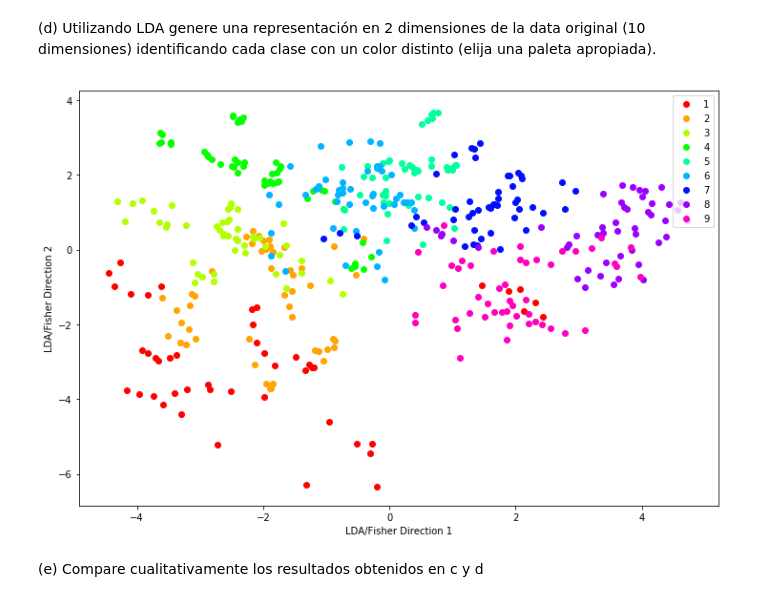
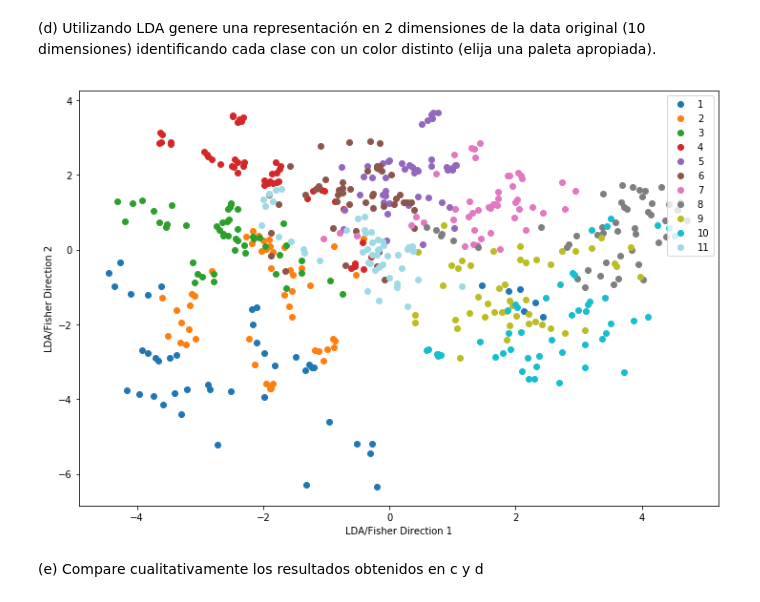
Before and after one commit to dsanmartin/INF578-HW, a Jupyter notebook: 2/Tarea2-ML.ipynb, the cells around one changed output. Drawn from its saved outputs; the diff is of its cells as text; code cells hidden in the pictures.

```diff
--- a/2/Tarea2-ML.ipynb
+++ b/2/Tarea2-ML.ipynb
@@ -112,9 +112,9 @@ import numpy as np
 
 sklearn_pca = PCA(n_components=2)
 Xred_pca = sklearn_pca.fit_transform(X_std)
-cmap = plt.cm.get_cmap('hsv')
-mclasses=(1,2,3,4,5,6,7,8,9)
-mcolors = [cmap(i) for i in np.linspace(0,1,10)]
+cmap = plt.cm.get_cmap('tab20')
+mclasses=(1,2,3,4,5,6,7,8,9,10,11)
+mcolors = [cmap(i) for i in np.linspace(0,1,11)]
 plt.figure(figsize=(12, 8))
 
 for lab, col in zip(mclasses,mcolors):
@@ -134,22 +134,22 @@ cada clase con un color distinto (elija una paleta apropiada).
 # %%
 from sklearn.discriminant_analysis import LinearDiscriminantAnalysis
 
 sklearn_lda = LinearDiscriminantAnalysis(n_components=2)
 Xred_lda = sklearn_lda.fit_transform(X_std,y)
-cmap = plt.cm.get_cmap('hsv')
-mclasses=(1,2,3,4,5,6,7,8,9)
-mcolors = [cmap(i) for i in np.linspace(0,1,10)]
+cmap = plt.cm.get_cmap('tab20')
+mclasses=(1,2,3,4,5,6,7,8,9,10,11)
+mcolors = [cmap(i) for i in np.linspace(0,1,11)]
 plt.figure(figsize=(12, 8))
 
 for lab, col in zip(mclasses,mcolors):
     plt.scatter(Xred_lda[y==lab, 0],Xred_lda[y==lab, 1],label=lab, c=col)
 
 plt.xlabel('LDA/Fisher Direction 1')
 plt.ylabel('LDA/Fisher Direction 2')
 leg = plt.legend(loc='upper right', fancybox=True)
 plt.show()
 # %% [output]
-[figure, old version]
+[figure, new version]
 # %% [markdown]
 (e) Compare cualitativamente los resultados obtenidos en c y d
 # %% [markdown]
```
Also changed, not shown: parts of 23 cells of this notebook.
